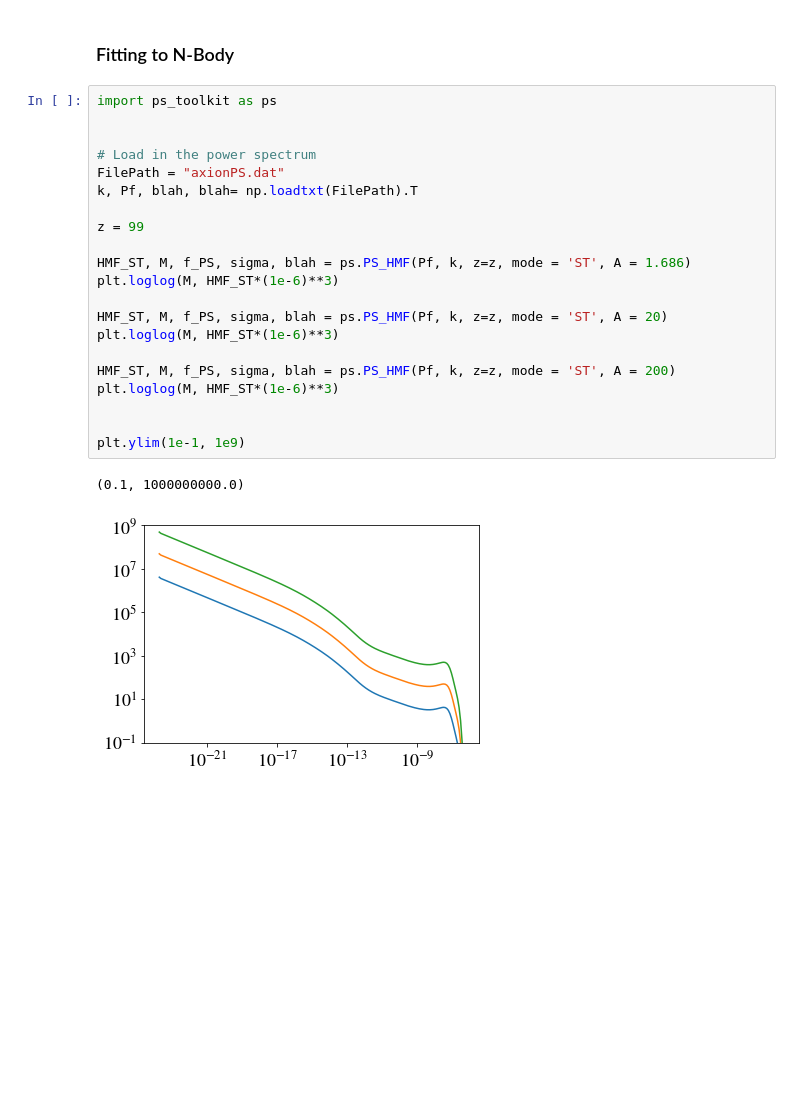
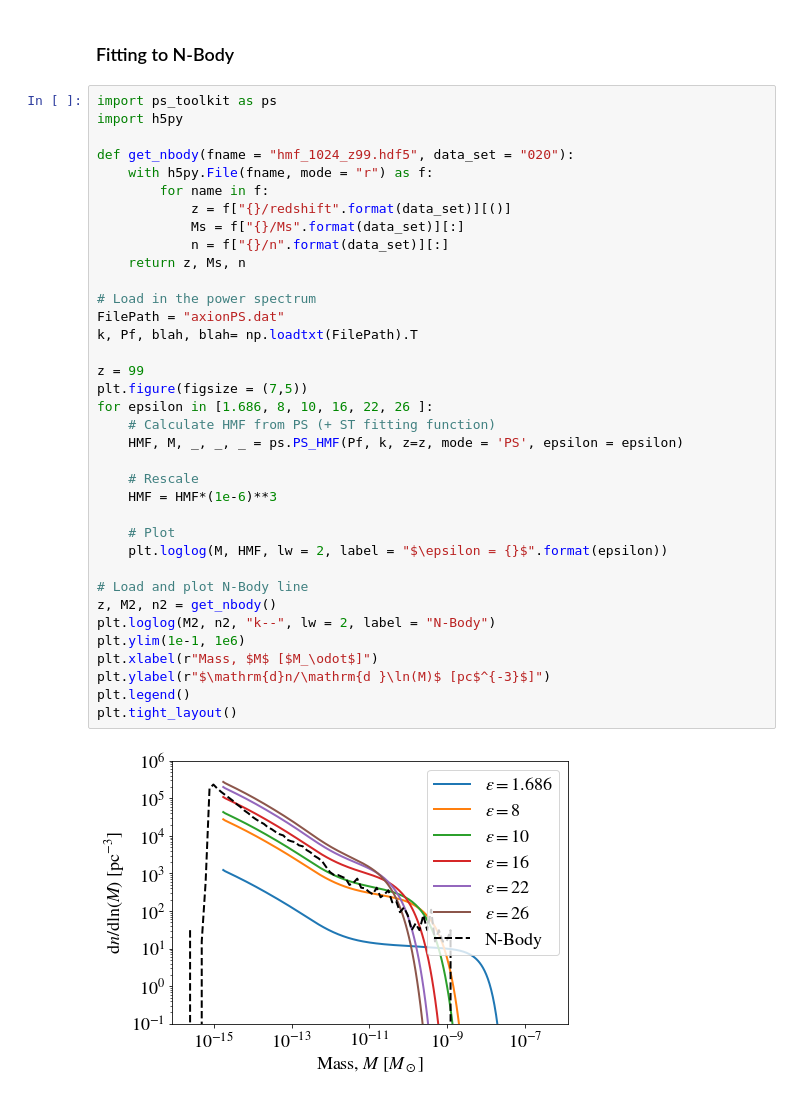
Before and after one commit to David-Ellis/m3p_merger, a Jupyter notebook: DensityThreshold.ipynb, the cells around one changed output. Cells and saved outputs as stored; diff of their text form; blank space fills up the shorter version.

```diff
--- a/DensityThreshold.ipynb
+++ b/DensityThreshold.ipynb
@@ -335,27 +335,41 @@ print("Max error in fit = {:.3}%".format(maxError*100))
 Reducing $x_0$ by 2 orders of magnitude changes the calculated value of $A$ by around 0.02 %. That is, changing $x_0$ does not change the result.
 # %% [markdown]
 ### Fitting to N-Body
-# %%
-import ps_toolkit as ps
-
-
-# Load in the power spectrum
-FilePath = "axionPS.dat"
-k, Pf, blah, blah= np.loadtxt(FilePath).T
-
-z = 99
-
-HMF_ST, M, f_PS, sigma, blah = ps.PS_HMF(Pf, k, z=z, mode = 'ST', A = 1.686)
-plt.loglog(M, HMF_ST*(1e-6)**3)
-
-HMF_ST, M, f_PS, sigma, blah = ps.PS_HMF(Pf, k, z=z, mode = 'ST', A = 20)
-plt.loglog(M, HMF_ST*(1e-6)**3)
-
-HMF_ST, M, f_PS, sigma, blah = ps.PS_HMF(Pf, k, z=z, mode = 'ST', A = 200)
-plt.loglog(M, HMF_ST*(1e-6)**3)
-
-
-plt.ylim(1e-1, 1e9)
-# %% [output]
-(0.1, 1000000000.0)
-[figure, removed]
+# %%
+import ps_toolkit as ps
+import h5py
+
+def get_nbody(fname = "hmf_1024_z99.hdf5", data_set = "020"):
+    with h5py.File(fname, mode = "r") as f:
+        for name in f:
+            z = f["{}/redshift".format(data_set)][()]
+            Ms = f["{}/Ms".format(data_set)][:]
+            n = f["{}/n".format(data_set)][:]
+    return z, Ms, n
+
+# Load in the power spectrum
+FilePath = "axionPS.dat"
+k, Pf, blah, blah= np.loadtxt(FilePath).T
+
+z = 99
+plt.figure(figsize = (7,5))
+for epsilon in [1.686, 8, 10, 16, 22, 26 ]:
+    # Calculate HMF from PS (+ ST fitting function)
+    HMF, M, _, _, _ = ps.PS_HMF(Pf, k, z=z, mode = 'PS', epsilon = epsilon)
+
+    # Rescale
+    HMF = HMF*(1e-6)**3
+
+    # Plot
+    plt.loglog(M, HMF, lw = 2, label = "$\epsilon = {}$".format(epsilon))
+
+# Load and plot N-Body line
+z, M2, n2 = get_nbody()
+plt.loglog(M2, n2, "k--", lw = 2, label = "N-Body")
+plt.ylim(1e-1, 1e6)
+plt.xlabel(r"Mass, $M$ [$M_\odot$]")
+plt.ylabel(r"$\mathrm{d}n/\mathrm{d }\ln(M)$ [pc$^{-3}$]")
+plt.legend()
+plt.tight_layout()
+# %% [output]
+[figure, added]
```
Also changed, not shown: 1 other file.
